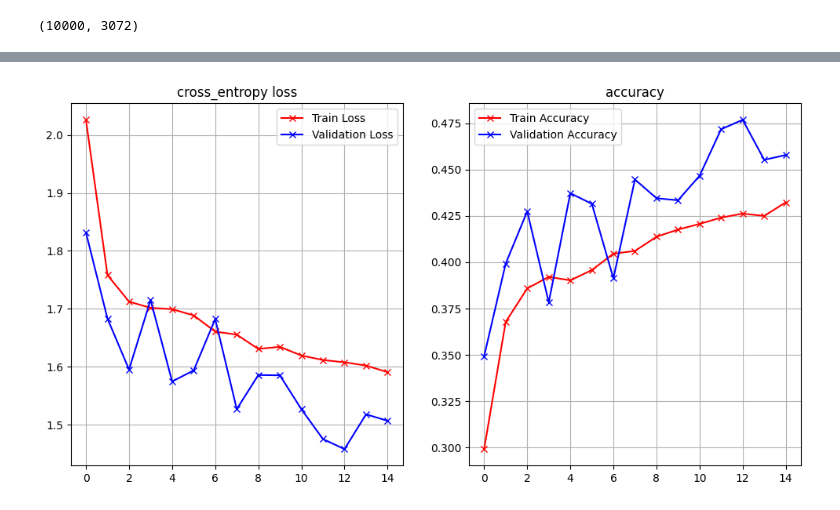
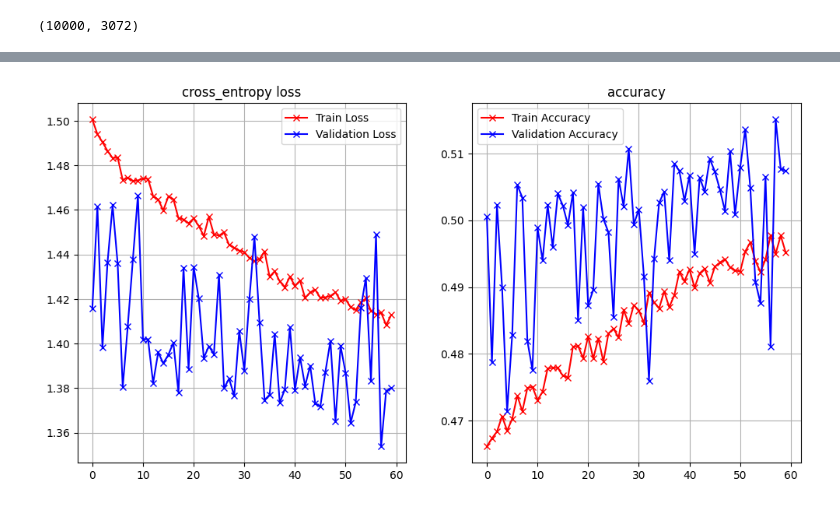
Before and after one commit to JomariIGL/CPE-313, a Jupyter notebook: Hands_on_Activity_2_3_Regularization.ipynb, the cells around one changed output, grey strips where cells are left out. Drawn from its saved outputs; the diff is of its cells as text; code cells hidden in the pictures.

```diff
--- a/Hands_on_Activity_2_3_Regularization.ipynb
+++ b/Hands_on_Activity_2_3_Regularization.ipynb
@@ -417,29 +417,31 @@ x_test.shape
 from tensorflow.keras import regularizers
 from keras.layers import BatchNormalization
 model3 = Sequential()
-model3.add(Dense(512, input_shape=(3072,), activation='relu',)) # Added L2 reg
+model3.add(Dense(256, input_shape=(3072,), activation='relu',))
 model3.add(BatchNormalization())
-model3.add(Dropout(0.4))
+model3.add(Dropout(0.3))
 
 # Hidden Layer (Wider: 256 neurons)
-model3.add(Dense(256,activation='relu', ))
+model3.add(Dense(128,activation='relu', ))
 model3.add(BatchNormalization())
 model3.add(Dropout(0.3))
 
 
-model3.add(Dense(256,activation='relu', ))
+model3.add(Dense(128,activation='relu', ))
 model3.add(BatchNormalization())
 model3.add(Dropout(0.3))
 
 
 model3.add(Dense(10, activation='softmax'))
 # %%
+from keras.optimizers import Adam
+
 learning_rate = .001
 model3.compile(loss='categorical_crossentropy',
-              optimizer='adam',
+              optimizer=Adam(learning_rate =learning_rate),
               metrics=['accuracy'])
 batch_size = 64
-epochs = 15
+epochs = 60
 
 history3 = model3.fit(
     x_train, y_train,
@@ -468,23 +463,22 @@ Epoch 15/15
 # %%
 def plot_loss_accuracy(history):
     fig = plt.figure(figsize=(12, 6))
     ax = fig.add_subplot(1, 2, 1)
     ax.plot(history.history["loss"],'r-x', label="Train Loss")
-    ax.plot(history.history["val
-                            _loss"],'b-x', label="Validation Loss")
+    ax.plot(history.history["val_loss"],'b-x', label="Validation Loss")
     ax.legend()
     ax.set_title('cross_entropy loss')
     ax.grid(True)
 
 
     ax = fig.add_subplot(1, 2, 2)
     ax.plot(history.history["accuracy"],'r-x', label="Train Accuracy")
     ax.plot(history.history["val_accuracy"],'b-x', label="Validation Accuracy")
     ax.legend()
     ax.set_title('accuracy')
     ax.grid(True)
 
 
 plot_loss_accuracy(history3)
 # %% [output]
-[figure, old version]
+[figure, new version]
```
Also changed, not shown: parts of 1 cell of this notebook, 2 other files.
